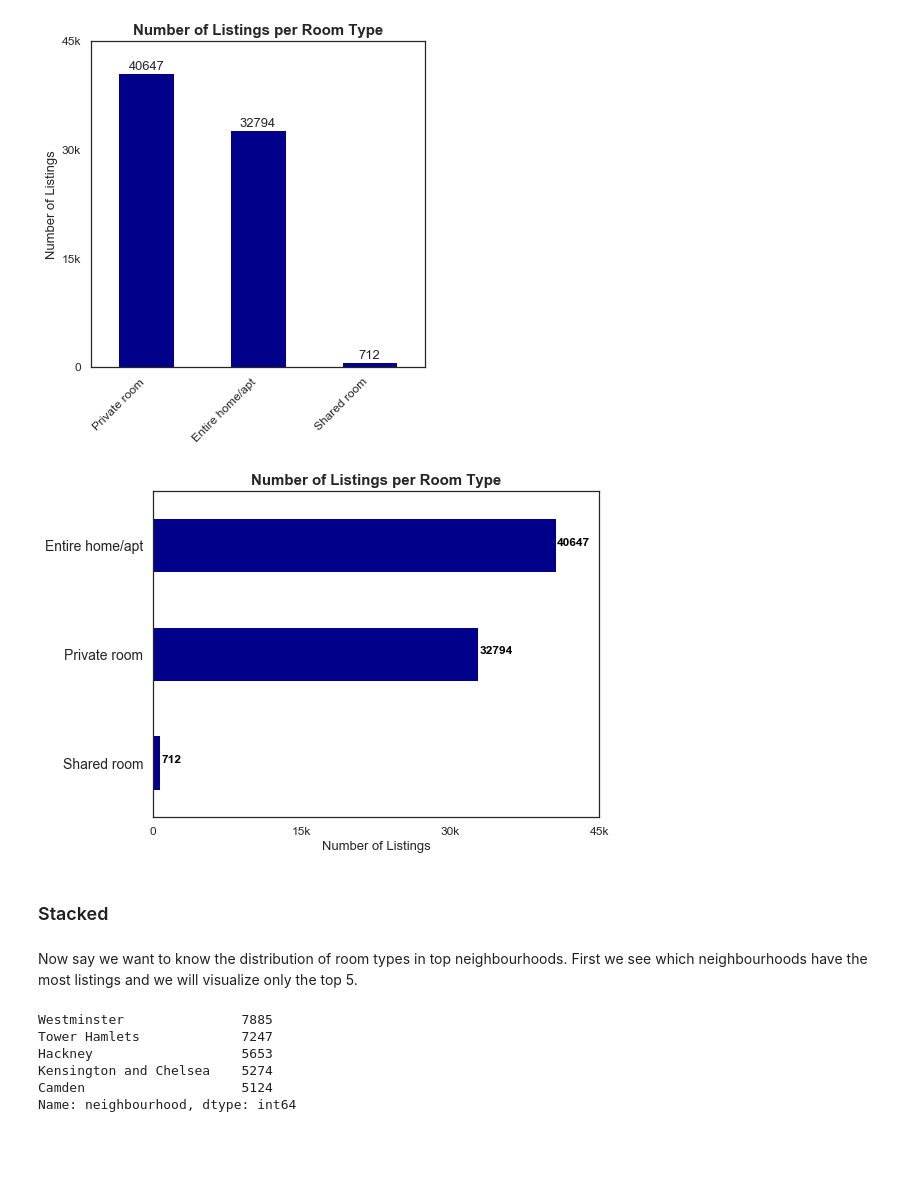
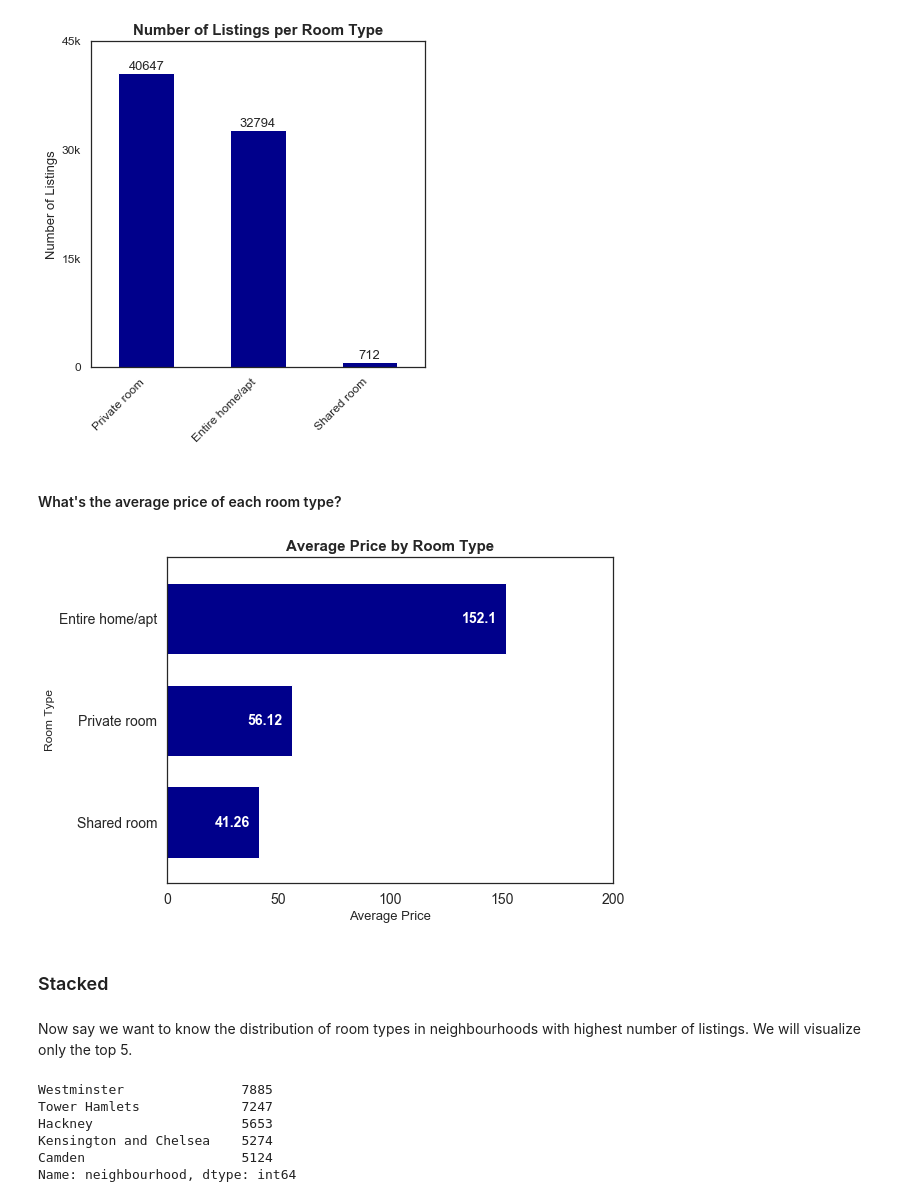
Before and after one commit to dindatisi/python_charts, a Jupyter notebook: chart_gallery.ipynb, the cells around one changed output. Saved outputs shown, nothing was run; the diff lists cells and outputs as text; code cells hidden in the pictures; blank space fills up the shorter version.

```diff
--- a/chart_gallery.ipynb
+++ b/chart_gallery.ipynb
@@ -49,30 +50,37 @@ for rect, label in zip(rects, labels):
             ha='center', va='bottom',fontsize=13)
 # %% [output]
 [figure]
+# %% [markdown]
+#### What's the average price of each room type?
 # %%
 # same charts but with horizontal bar
 
-ax = df['room_type'].value_counts().sort_values(ascending=True).plot.barh(color='darkblue',figsize=(8,6),fontsize=14)
+ax = df.groupby(['room_type'])['price'].mean().sort_values(ascending=True).plot.barh(color='darkblue',
+                                                                                     figsize=(8,6),fontsize=14,
+                                                                                    width=0.7)
 
-plt.title('Number of Listings per Room Type',fontsize=15,fontweight='bold')
-plt.xlabel('Number of Listings',fontsize=13)
+plt.title('Average Price by Room Type',fontsize=15,fontweight='bold')
+plt.xlabel('Average Price',fontsize=13)
+plt.ylabel('Room Type')
 
 # customize ticks for clean looks
-ax.set_xticks([0,15000,30000,45000])
-ax.set_xticklabels(['0','15k','30k','45k'], fontsize=12)
-#ax.set_xticklabels(df['room_type'].unique(),fontsize=12)
+ax.set_xticks([0,50,100,150,200])
+
+#ax.set_xticklabels(['0','15k','30k','45k'], fontsize=12)
+
 
 # make data labels
-labels = df['room_type'].value_counts().sort_values(ascending=True)
+labels = df.groupby(['room_type'])['price'].mean().round(decimals=2).sort_values(ascending=True)
+
 rects = ax.patches
 for i, v in enumerate(labels):
-    ax.text(v + 100, i , str(v), color='black', fontweight='bold',fontsize=12)
+    ax.text(v - 20, i-0.05 , str(v), color='white', fontweight='bold',fontsize=14)
 # %% [output]
-[figure, old version]
+[figure, new version]
 # %% [markdown]
 ### Stacked
 # %% [markdown]
-Now say we want to know the distribution of room types in top neighbourhoods. First we see which neighbourhoods have the most listings and we will visualize only the top 5.
+Now say we want to know the distribution of room types in neighbourhoods with highest number of listings. We will visualize only the top 5.
 # %%
 top_neighbourhoods = df.neighbourhood.value_counts().sort_values(ascending=False)[:5]
 top_neighbourhoods
```
Also changed, not shown: parts of 9 cells of this notebook.
